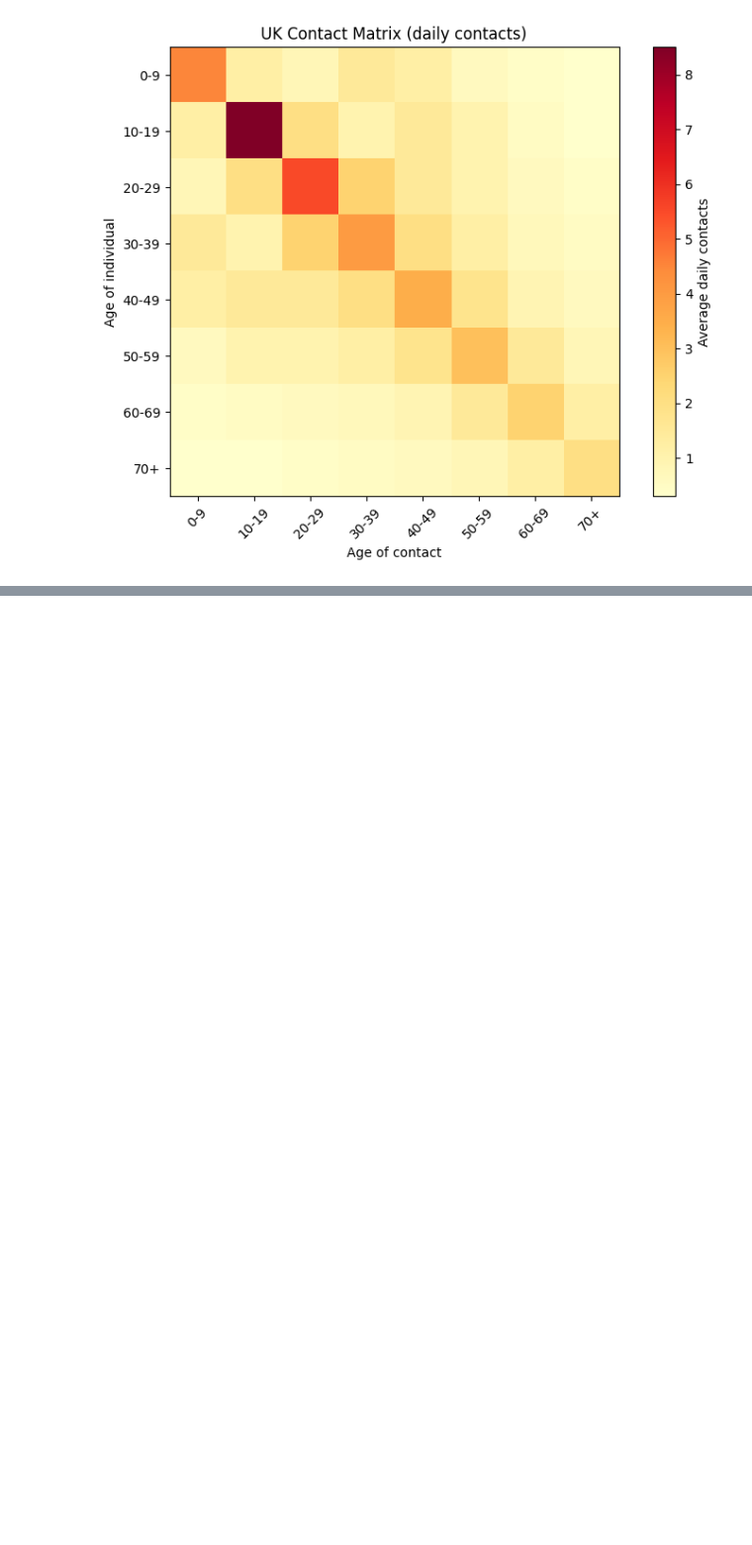
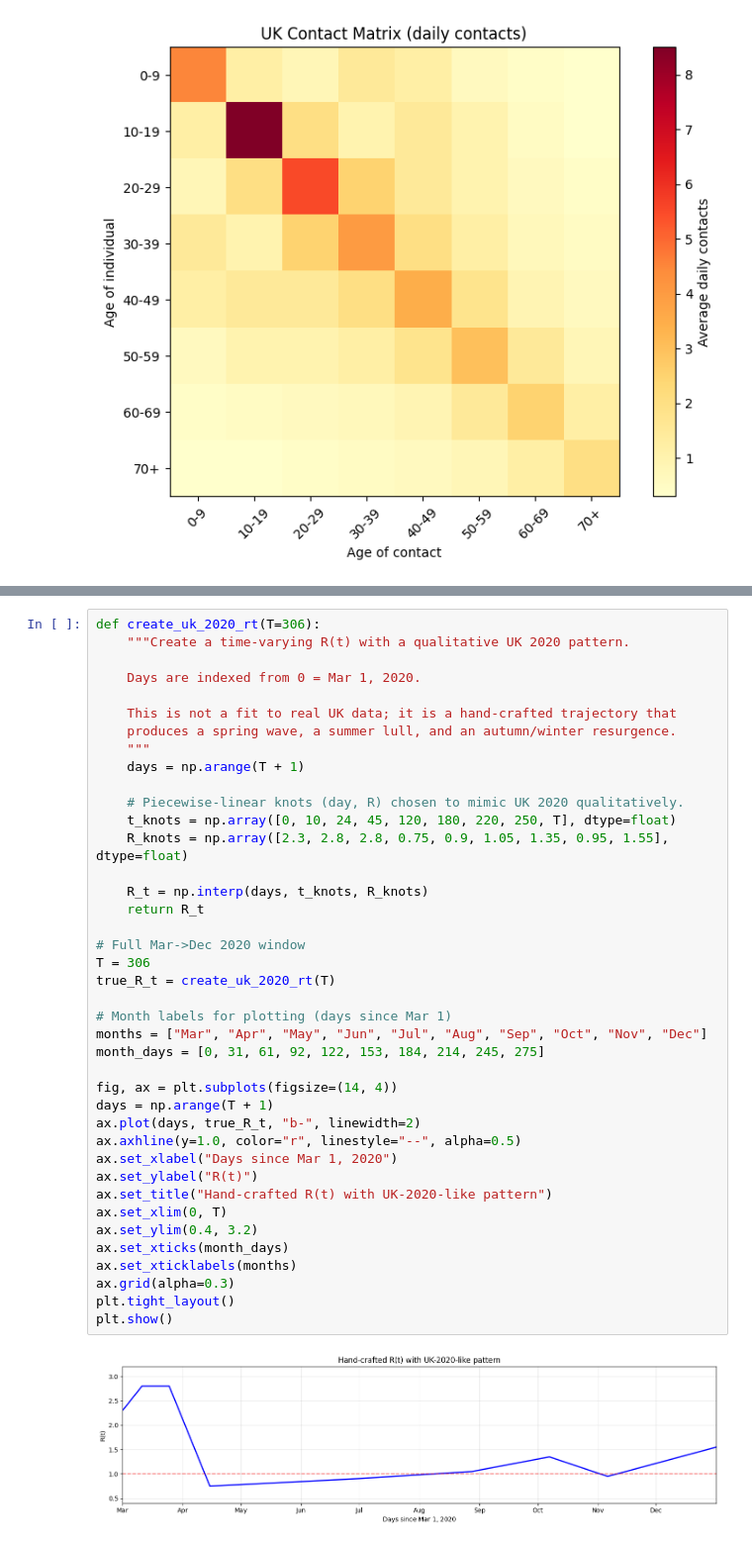
Before and after one commit to OJWatson/emidm, a Jupyter notebook: docs/notebooks/safir_inference.ipynb, the cells around one changed output, grey strips where cells are left out. Shown at 99% size. Drawn from its saved outputs; the diff is of its cells as text; blank space fills up the shorter version.

```diff
--- a/docs/notebooks/safir_inference.ipynb
+++ b/docs/notebooks/safir_inference.ipynb
@@ -228,0 +172,42 @@ Simulation complete. Total deaths: 81
+# %%
+def create_uk_2020_rt(T=306):
+    """Create a time-varying R(t) with a qualitative UK 2020 pattern.
+
+    Days are indexed from 0 = Mar 1, 2020.
+
+    This is not a fit to real UK data; it is a hand-crafted trajectory that
+    produces a spring wave, a summer lull, and an autumn/winter resurgence.
+    """
+    days = np.arange(T + 1)
+
+    # Piecewise-linear knots (day, R) chosen to mimic UK 2020 qualitatively.
+    t_knots = np.array([0, 10, 24, 45, 120, 180, 220, 250, T], dtype=float)
+    R_knots = np.array([2.3, 2.8, 2.8, 0.75, 0.9, 1.05, 1.35, 0.95, 1.55], dtype=float)
+
+    R_t = np.interp(days, t_knots, R_knots)
+    return R_t
+
+# Full Mar->Dec 2020 window
+T = 306
+true_R_t = create_uk_2020_rt(T)
+
+# Month labels for plotting (days since Mar 1)
+months = ["Mar", "Apr", "May", "Jun", "Jul", "Aug", "Sep", "Oct", "Nov", "Dec"]
+month_days = [0, 31, 61, 92, 122, 153, 184, 214, 245, 275]
+
+fig, ax = plt.subplots(figsize=(14, 4))
+days = np.arange(T + 1)
+ax.plot(days, true_R_t, "b-", linewidth=2)
+ax.axhline(y=1.0, color="r", linestyle="--", alpha=0.5)
+ax.set_xlabel("Days since Mar 1, 2020")
+ax.set_ylabel("R(t)")
+ax.set_title("Hand-crafted R(t) with UK-2020-like pattern")
+ax.set_xlim(0, T)
+ax.set_ylim(0.4, 3.2)
+ax.set_xticks(month_days)
+ax.set_xticklabels(months)
+ax.grid(alpha=0.3)
+plt.tight_layout()
+plt.show()
+# %% [output]
+[figure, added]
```
Also changed, not shown: parts of 27 cells of this notebook.
